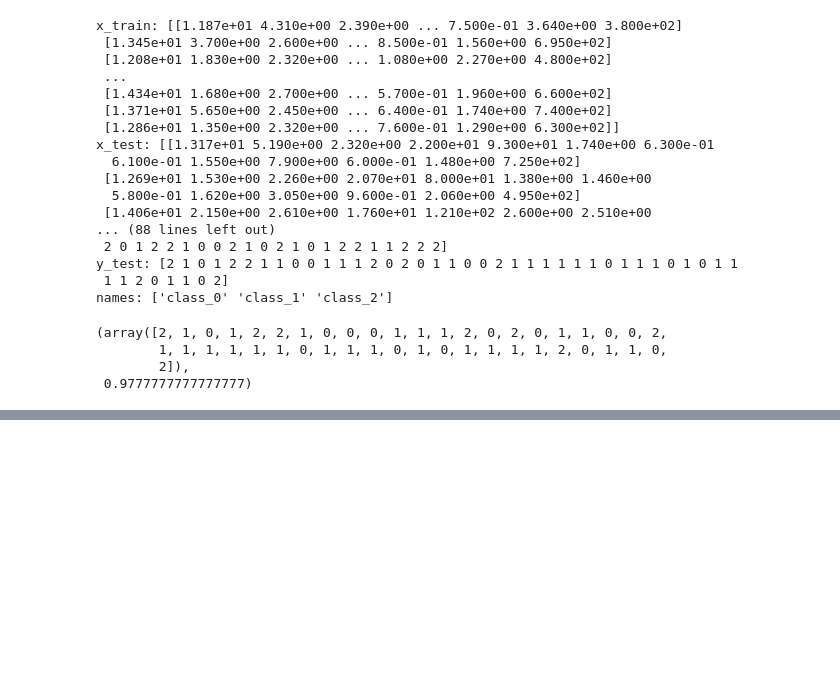
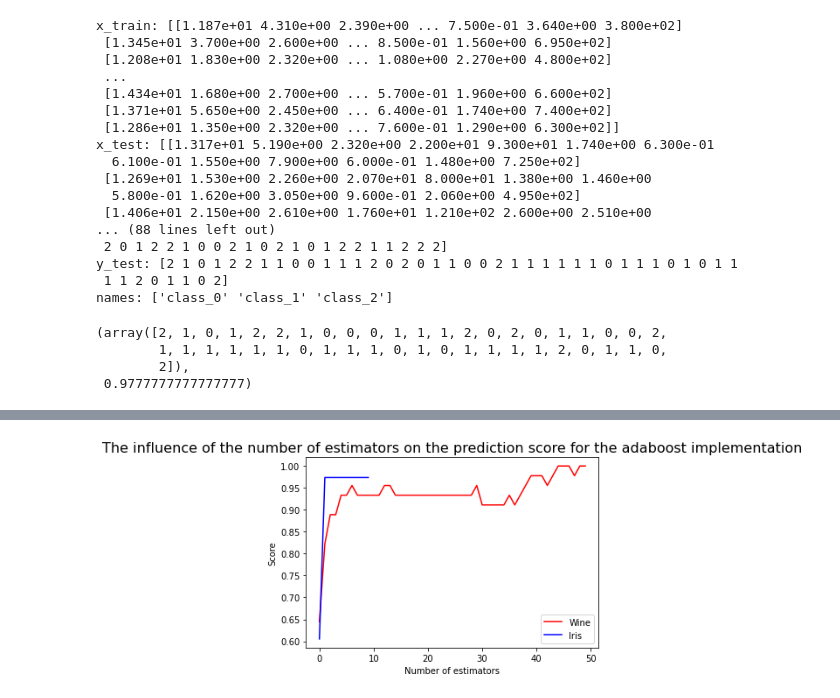
Before and after one commit to kaspardaemen/Natural-Computing, a Jupyter notebook: Ensemble learning/Excercise 5 .ipynb, the cells around one changed output, grey strips where cells are left out. Cells and saved outputs as stored; diff of their text form; code cells hidden in the pictures; blank space fills up the shorter version.

```diff
--- a/Ensemble learning/Excercise 5 .ipynb
+++ b/Ensemble learning/Excercise 5 .ipynb
@@ -136,0 +236,12 @@ plt.show()
+# %%
+# set number of estimators vs learning rate 2D
+
+plt.plot(estimators_wine, 'red', estimators_iris, 'blue')
+
+plt.xlabel('Number of estimators')
+plt.ylabel('Score')
+plt.legend(["Wine", "Iris"])
+plt.title('The influence of the number of estimators on the prediction score for the adaboost implementation', fontsize=16)
+plt.show()
+# %% [output]
+[figure, added]
```
Also changed, not shown: parts of 16 cells of this notebook.
